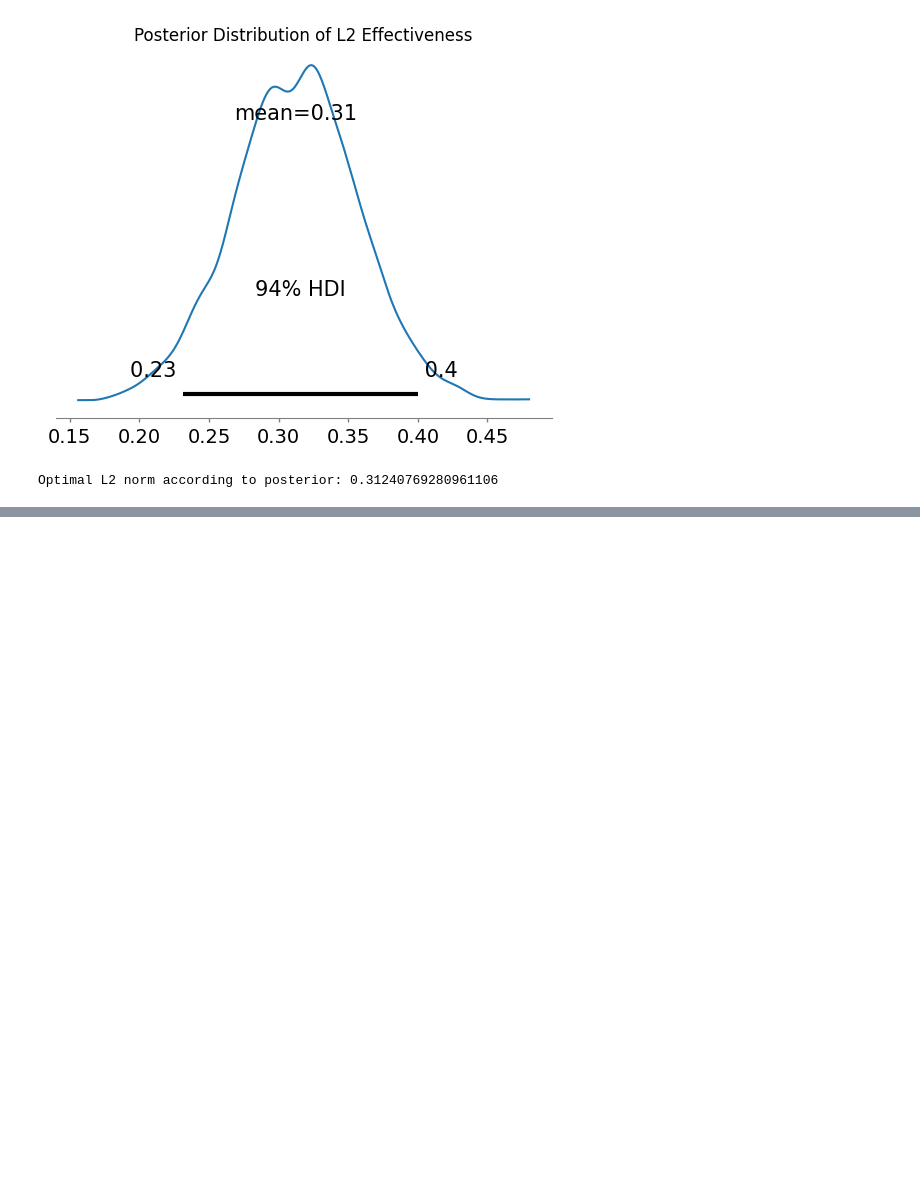
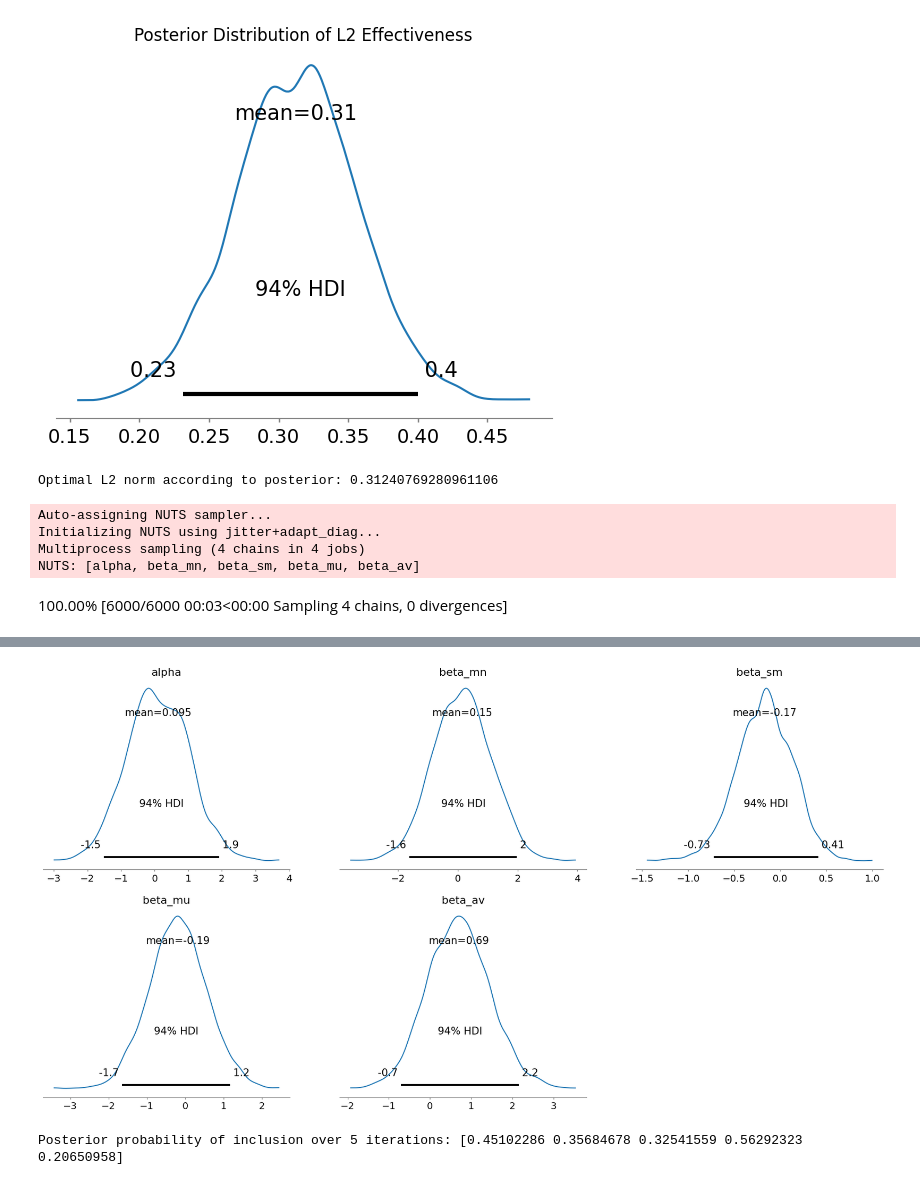
Before and after one commit to yangland/FedON, a Jupyter notebook: jupyter_notebooks/bayesian.ipynb, the cells around one changed output, grey strips where cells are left out. Cells and saved outputs as stored; diff of their text form; code cells hidden in the pictures; blank space fills up the shorter version.

Commit message:
added FedOda based on bayesian_inference, not work yet

```diff
--- a/jupyter_notebooks/bayesian.ipynb
+++ b/jupyter_notebooks/bayesian.ipynb
@@ -54,3 +54,52 @@ NUTS: [l2_effectiveness]
 Sampling 4 chains for 500 tune and 1_000 draw iterations (2_000 + 4_000 draws total) took 1 seconds.
 [figure]
 Optimal L2 norm according to posterior: 0.31240769280961106
+# %%
+import pymc as pm
+import numpy as np
+import matplotlib.pyplot as plt
+import arviz as az  # Import arviz for plotting
+
+# Simulated data for last E iterations
+E = 5
+m_over_n = np.random.uniform(0.1, 0.5, E)  # Ratio of malicious clients
+s_m_t = np.random.randint(1, 10, E)  # Malicious clients selected
+model_updates = np.random.normal(0, 1, E)  # Server model updates magnitude
+attack_vectors = np.random.normal(0, 1, E)  # Attack vector magnitude
+
+# Assume binary outcome whether malicious model was included or not
+inclusion_outcomes = np.random.binomial(1, 0.5, E)  # For demonstration
+
+# Bayesian model
+with pm.Model() as model:
+    # Priors for model parameters
+    alpha = pm.Normal('alpha', mu=0, sigma=1)
+    beta_mn = pm.Normal('beta_mn', mu=0, sigma=1)
+    beta_sm = pm.Normal('beta_sm', mu=0, sigma=1)
+    beta_mu = pm.Normal('beta_mu', mu=0, sigma=1)
+    beta_av = pm.Normal('beta_av', mu=0, sigma=1)
+
+    # Logistic model for inclusion probability
+    logit_p = (alpha + beta_mn * m_over_n + beta_sm * s_m_t +
+               beta_mu * model_updates + beta_av * attack_vectors)
+    p_inclusion = pm.Deterministic('p_inclusion', pm.math.sigmoid(logit_p))
+
+    # Likelihood
+    y_obs = pm.Bernoulli('y_obs', p=p_inclusion, observed=inclusion_outcomes)
+
+    # Posterior sampling
+    trace = pm.sample(1000, tune=500)  # Default returns InferenceData
+
+# Posterior analysis
+az.plot_posterior(trace, var_names=['alpha', 'beta_mn', 'beta_sm', 'beta_mu', 'beta_av'])
+plt.show()
+
+# Analyze posterior probability
+posterior_inclusion_prob = trace.posterior['p_inclusion'].mean(dim=('chain', 'draw')).values
+print(f"Posterior probability of inclusion over {E} iterations: {posterior_inclusion_prob}")
+# %% [output]
+Auto-assigning NUTS sampler...
+Initializing NUTS using jitter+adapt_diag...
+Multiprocess sampling (4 chains in 4 jobs)
+NUTS: [alpha, beta_mn, beta_sm, beta_mu, beta_av]
+100.00% [6000/6000 00:03<00:00 Sampling 4 chains, 0 divergences]
@@ -56,0 +107,2 @@ Optimal L2 norm according to posterior: 0.31240769280961106
+[figure, added]
+Posterior probability of inclusion over 5 iterations: [0.45102286 0.35684678 0.32541559 0.56292323 0.20650958]
```
Also changed, not shown: parts of 1 cell of this notebook, 6 other files.
